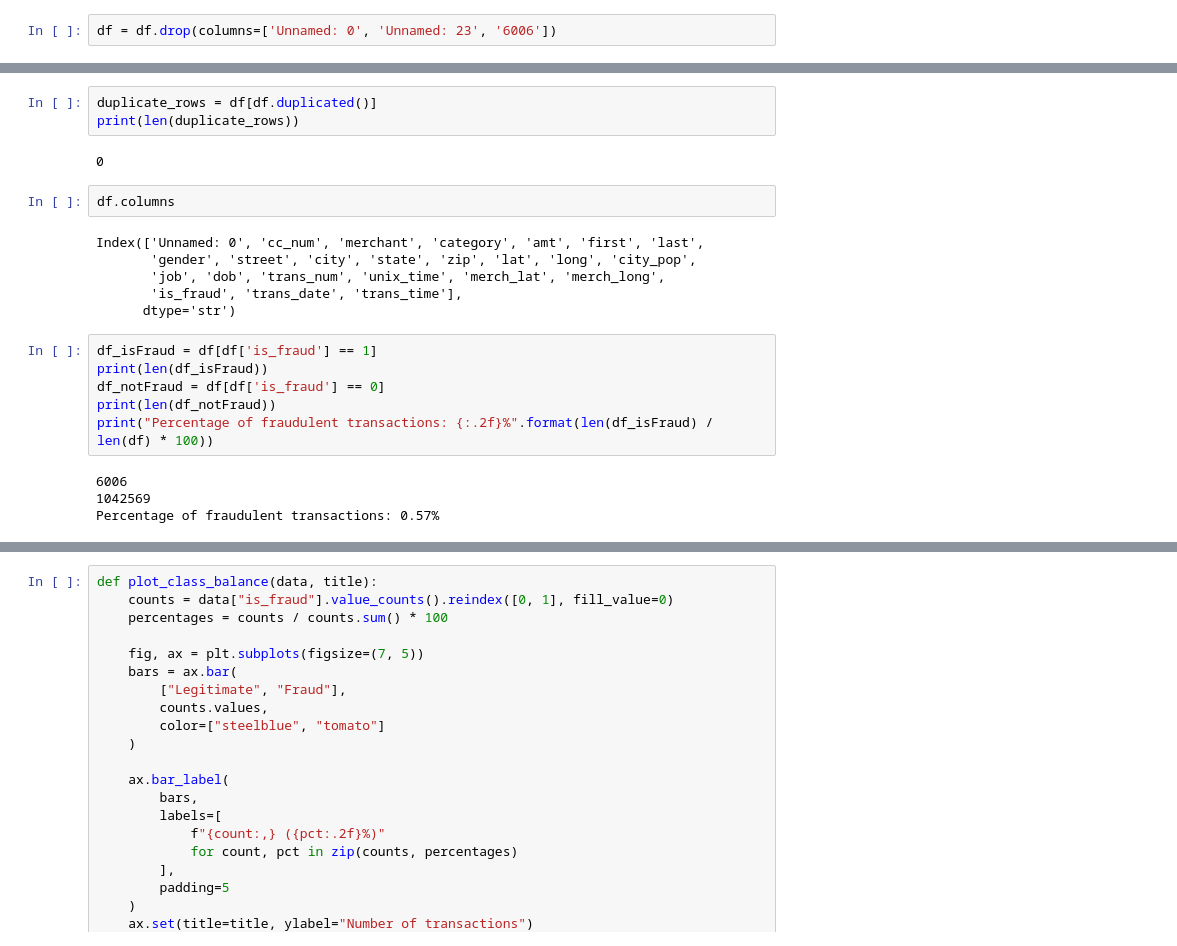
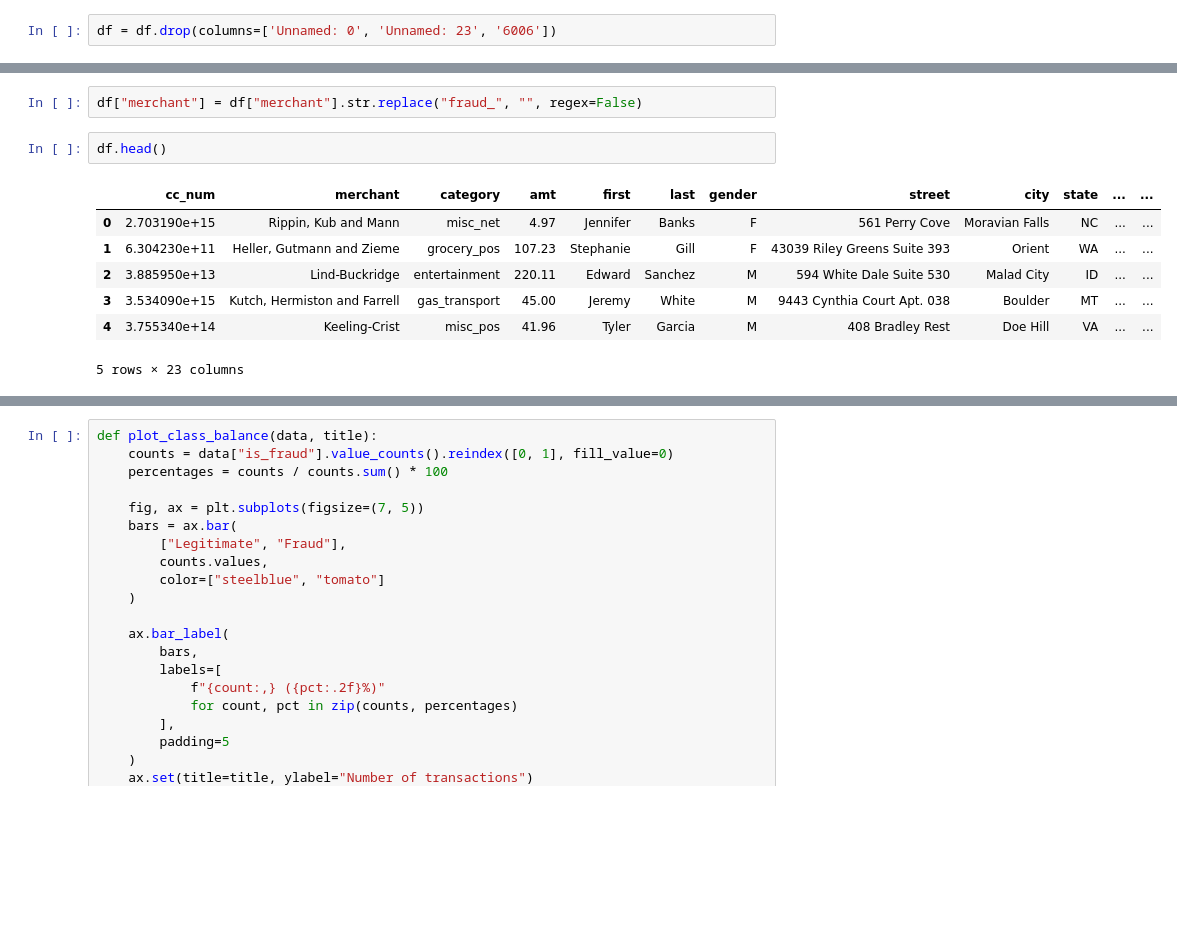
Before and after one commit to ZubairRashid05/Unspupervised-Learning-For-Fraud-Detection_CSCI-3052U-Project, a Jupyter notebook: model.ipynb, the cells around one changed output, grey strips where cells are left out. Saved outputs shown, nothing was run; the diff lists cells and outputs as text; blank space fills up the shorter version.

```diff
--- a/model.ipynb
+++ b/model.ipynb
@@ -44,23 +56,12 @@ missingno.matrix(df)
-# %%
-duplicate_rows = df[df.duplicated()]
-print(len(duplicate_rows))
-# %% [output]
-0
+# %%
+df["merchant"] = df["merchant"].str.replace("fraud_", "", regex=False)
 # %%
-df.columns
+df.head()
 # %% [output]
+|  | cc_num | merchant | category | amt | first | last | gender | street | city | state | ... | ... |
+| 0 | 2.703190e+15 | Rippin, Kub and Mann | misc_net | 4.97 | Jennifer | Banks | F | 561 Perry Cove | Moravian Falls | NC | ... | ... |
+| 1 | 6.304230e+11 | Heller, Gutmann and Zieme | grocery_pos | 107.23 | Stephanie | Gill | F | 43039 Riley Greens Suite 393 | Orient | WA | ... | ... |
+| 2 | 3.885950e+13 | Lind-Buckridge | entertainment | 220.11 | Edward | Sanchez | M | 594 White Dale Suite 530 | Malad City | ID | ... | ... |
+| 3 | 3.534090e+15 | Kutch, Hermiston and Farrell | gas_transport | 45.00 | Jeremy | White | M | 9443 Cynthia Court Apt. 038 | Boulder | MT | ... | ... |
+| 4 | 3.755340e+14 | Keeling-Crist | misc_pos | 41.96 | Tyler | Garcia | M | 408 Bradley Rest | Doe Hill | VA | ... | ... |
-Index(['Unnamed: 0', 'cc_num', 'merchant', 'category', 'amt', 'first', 'last',
-       'gender', 'street', 'city', 'state', 'zip', 'lat', 'long', 'city_pop',
-       'job', 'dob', 'trans_num', 'unix_time', 'merch_lat', 'merch_long',
-       'is_fraud', 'trans_date', 'trans_time'],
-      dtype='str')
+5 rows × 23 columns
-# %%
-df_isFraud = df[df['is_fraud'] == 1]
-print(len(df_isFraud))
-df_notFraud = df[df['is_fraud'] == 0]
-print(len(df_notFraud))
-print("Percentage of fraudulent transactions: {:.2f}%".format(len(df_isFraud) / len(df) * 100))
-# %% [output]
-6006
-1042569
-Percentage of fraudulent transactions: 0.57%
```
Also changed, not shown: parts of 27 cells of this notebook, 1 other file.
